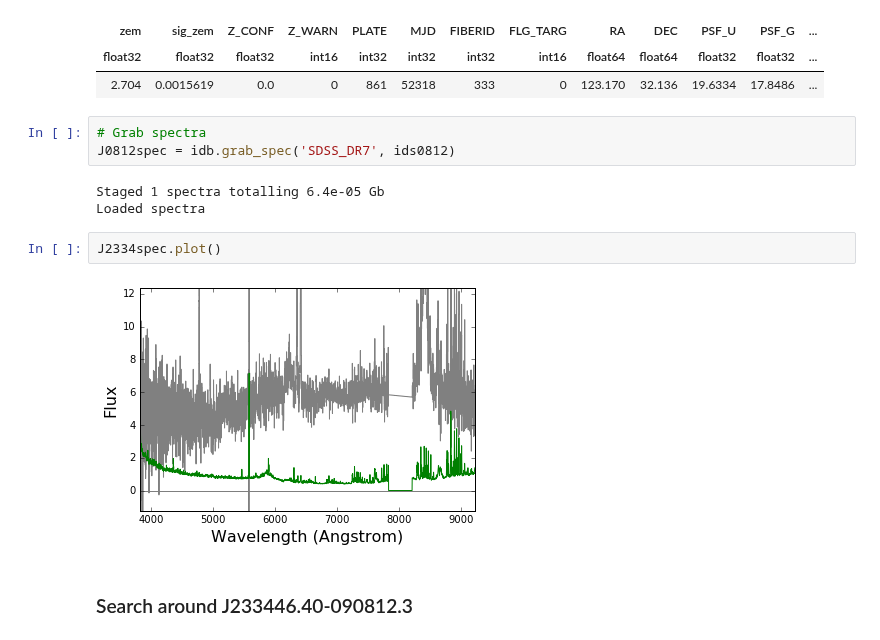
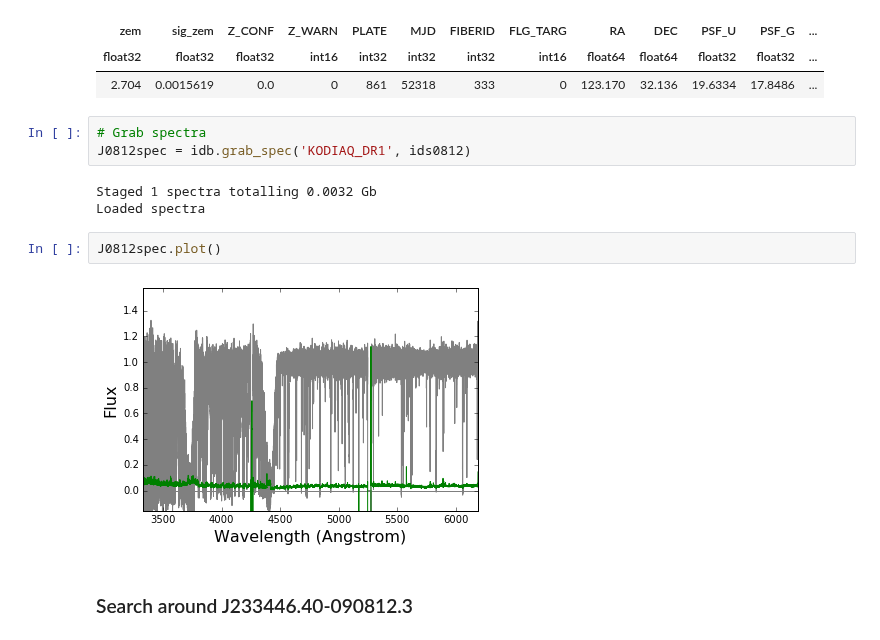
Before and after one commit to specdb/igmspec, a Jupyter notebook: docs/examples/Simple_Usage.ipynb, the cells around one changed output. Cells and saved outputs as stored; diff of their text form.

Commit message:
KODIAQ fix

```diff
--- a/docs/examples/Simple_Usage.ipynb
+++ b/docs/examples/Simple_Usage.ipynb
@@ -76,14 +76,14 @@ meta0812
 | 2.704 | 0.0015619 | 0.0 | 0 | 861 | 52318 | 333 | 0 | 123.170 | 32.136 | 19.6334 | 17.8486 | ... |
 # %%
 # Grab spectra
-J0812spec = idb.grab_spec('SDSS_DR7', ids0812)
+J0812spec = idb.grab_spec('KODIAQ_DR1', ids0812)
 # %% [output]
-Staged 1 spectra totalling 6.4e-05 Gb
+Staged 1 spectra totalling 0.0032 Gb
 Loaded spectra
 # %%
-J2334spec.plot()
+J0812spec.plot()
 # %% [output]
-[figure, old version]
+[figure, new version]
 # %% [markdown]
 ### Search around J233446.40-090812.3
 # %%
```
Also changed, not shown: parts of 5 cells of this notebook, 3 other files.
